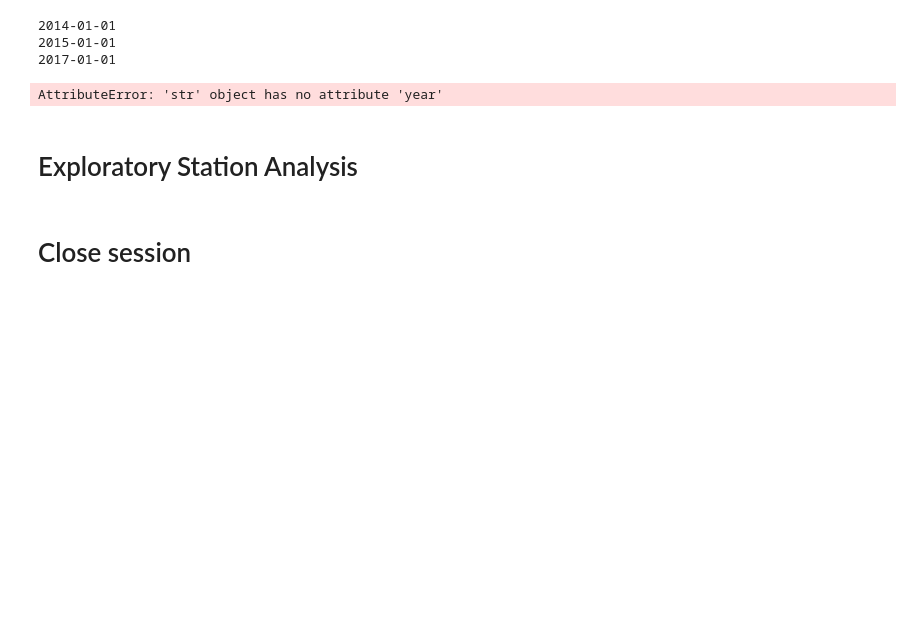
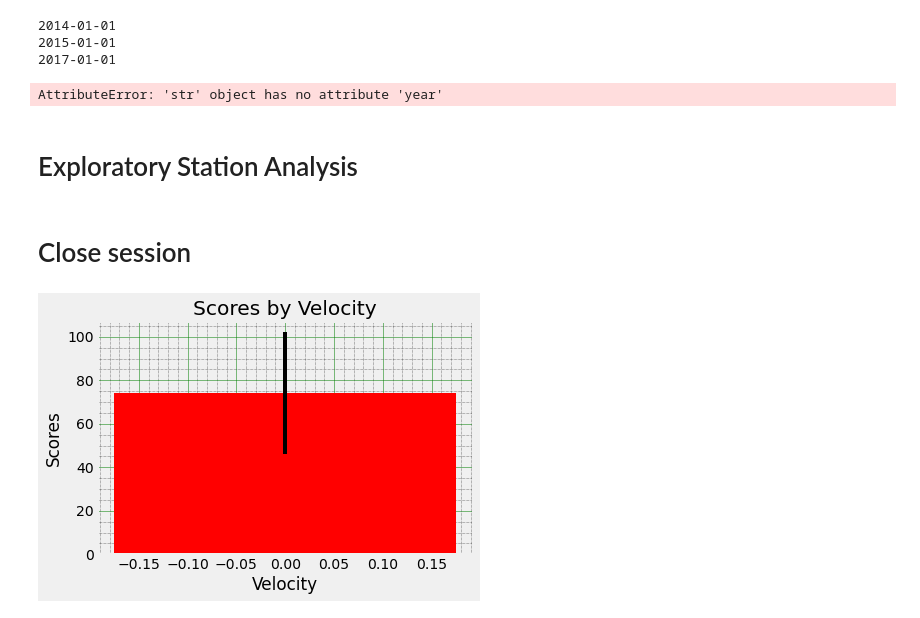
Before and after one commit to supriyada/sqlalchemy-challenge, a Jupyter notebook: log.ipynb, the cells around one changed output. Cells and saved outputs as stored; diff of their text form; code cells hidden in the pictures; blank space fills up the shorter version.

```diff
--- a/log.ipynb
+++ b/log.ipynb
@@ -149,3 +149,24 @@ AttributeError: 'str' object has no attribute 'year'
 # %%
 # Close Session
 session.close()
+# %%
+import numpy as np
+import matplotlib.pyplot as plt
+N = 0
+menMeans = (74.13)
+menStd = (28)
+# the x locations for the groups
+ind = np.arange(N)
+# the width of the bars
+width = 0.35
+plt.bar(0, menMeans, width, yerr=menStd, color='red')
+plt.ylabel('Scores')
+plt.xlabel('Velocity')
+plt.title('Scores by Velocity')
+# Turn on the grid
+plt.minorticks_on()
+plt.grid(which='major', linestyle='-', linewidth='0.5', color='green')
+plt.grid(which='minor', linestyle=':', linewidth='0.5', color='black')
+plt.show()
+# %% [output]
+[figure, added]
```
Also changed, not shown: 1 other file.
